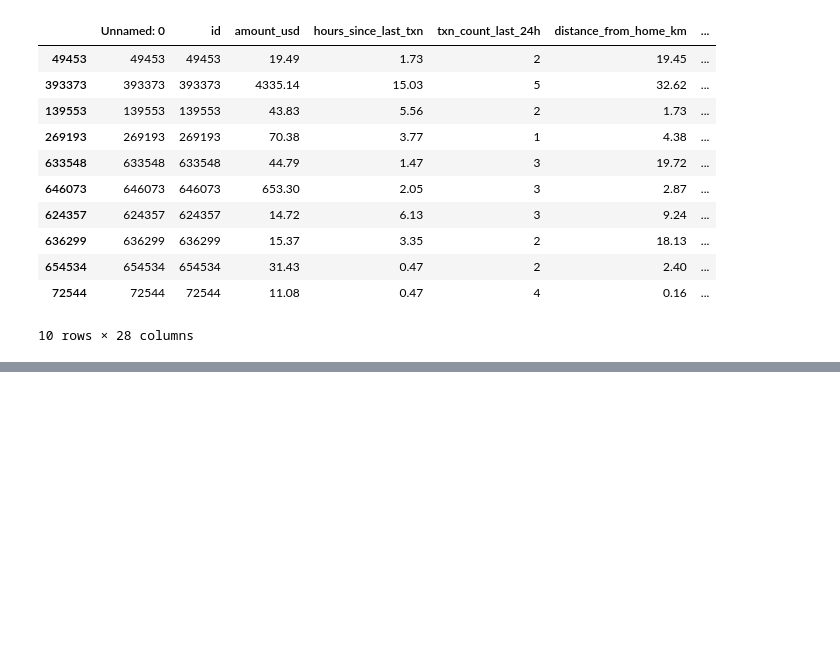
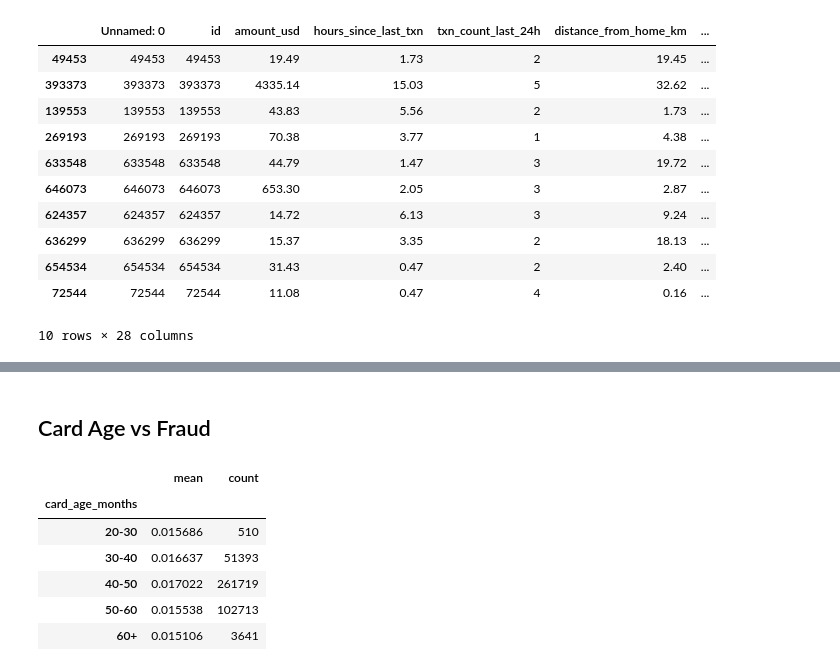
Before and after one commit to ShankTesla/Credit-Card-Fraud-Detection, a Jupyter notebook: notebooks/1.3-gs-exploratory-data-analysis.ipynb, the cells around one changed output, grey strips where cells are left out. Cells and saved outputs as stored; diff of their text form; code cells hidden in the pictures; blank space fills up the shorter version.

```diff
--- a/notebooks/1.3-gs-exploratory-data-analysis.ipynb
+++ b/notebooks/1.3-gs-exploratory-data-analysis.ipynb
@@ -456,0 +473,15 @@ explore[explore["is_fraud"] == 0].sample(10, random_state=1)
+# %% [markdown]
+## Card Age vs Fraud
+# %%
+# distance of card vs fraud
+bands = pd.cut(explore["card_age_months"], [20, 30, 40, 50, 60, 1000],
+               labels=["20-30", "30-40", "40-50", "50-60", "60+"])
+explore.groupby(bands)["is_fraud"].agg(["mean", "count"])
+# %% [output]
+|  | mean | count |
+| card_age_months |  |  |
+| 20-30 | 0.015686 | 510 |
+| 30-40 | 0.016637 | 51393 |
+| 40-50 | 0.017022 | 261719 |
+| 50-60 | 0.015538 | 102713 |
+| 60+ | 0.015106 | 3641 |
```
Also changed, not shown: parts of 9 cells of this notebook.
